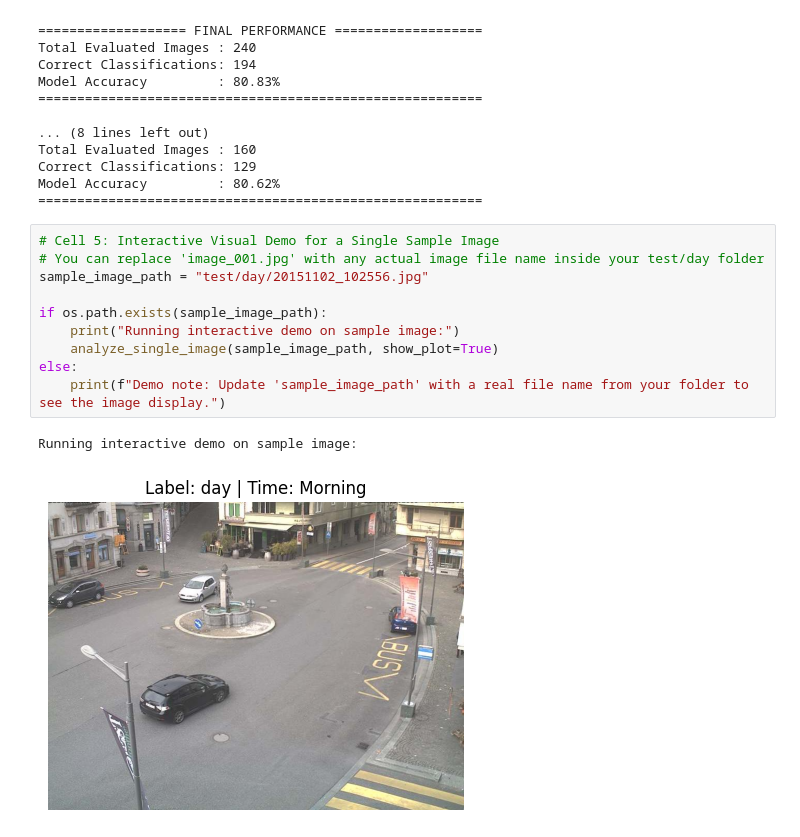
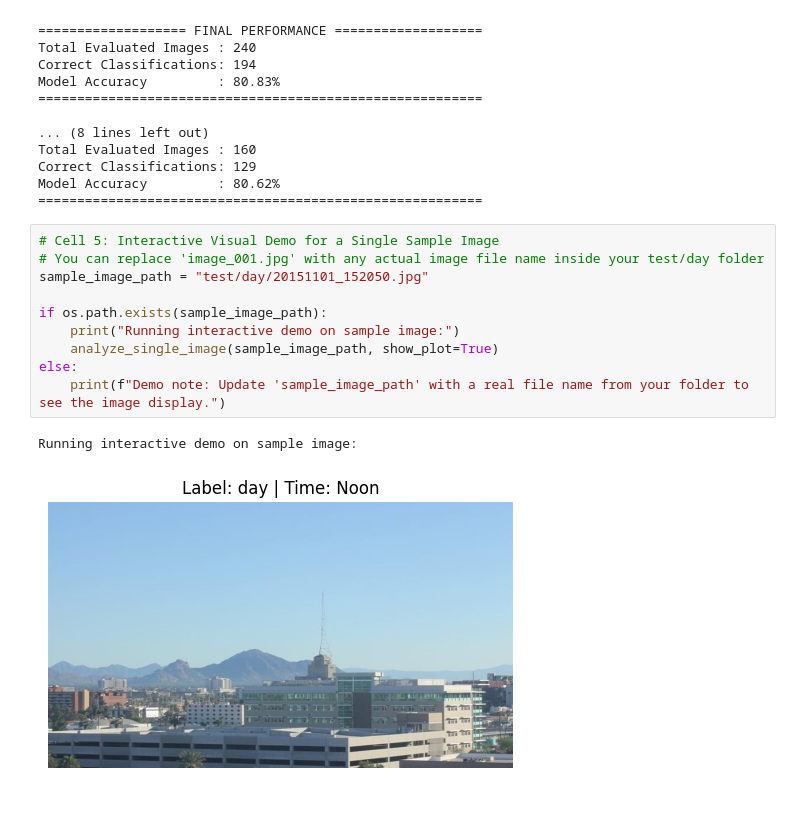
Before and after one commit to ghadi1927t-cell/Day-vs.-Night-Classification, a Jupyter notebook: Day_vs_Night_Classification_and_Time_Estimation.ipynb, the cells around one changed output. Cells and saved outputs as stored; diff of their text form; blank space fills up the shorter version.

```diff
--- a/Day_vs_Night_Classification_and_Time_Estimation.ipynb
+++ b/Day_vs_Night_Classification_and_Time_Estimation.ipynb
@@ -167,13 +158,13 @@ Model Accuracy         : 80.62%
 # %%
 # Cell 5: Interactive Visual Demo for a Single Sample Image
 # You can replace 'image_001.jpg' with any actual image file name inside your test/day folder
-sample_image_path = "test/day/20151102_102556.jpg"
+sample_image_path = "test/day/20151101_152050.jpg"
 
 if os.path.exists(sample_image_path):
     print("Running interactive demo on sample image:")
     analyze_single_image(sample_image_path, show_plot=True)
 else:
     print(f"Demo note: Update 'sample_image_path' with a real file name from your folder to see the image display.")
 # %% [output]
 Running interactive demo on sample image:
-[figure, old version]
+[figure, new version]
```
Also changed, not shown: parts of 1 cell of this notebook.
